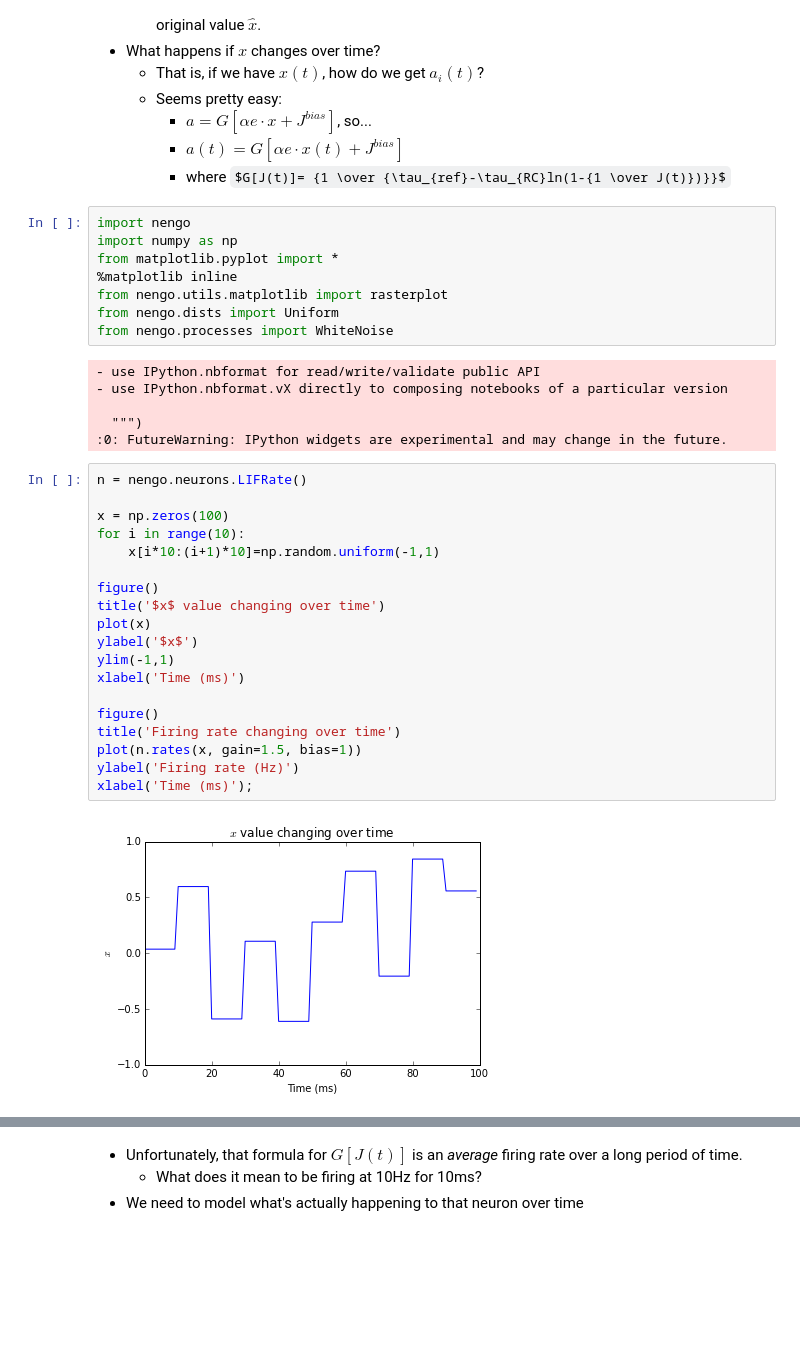
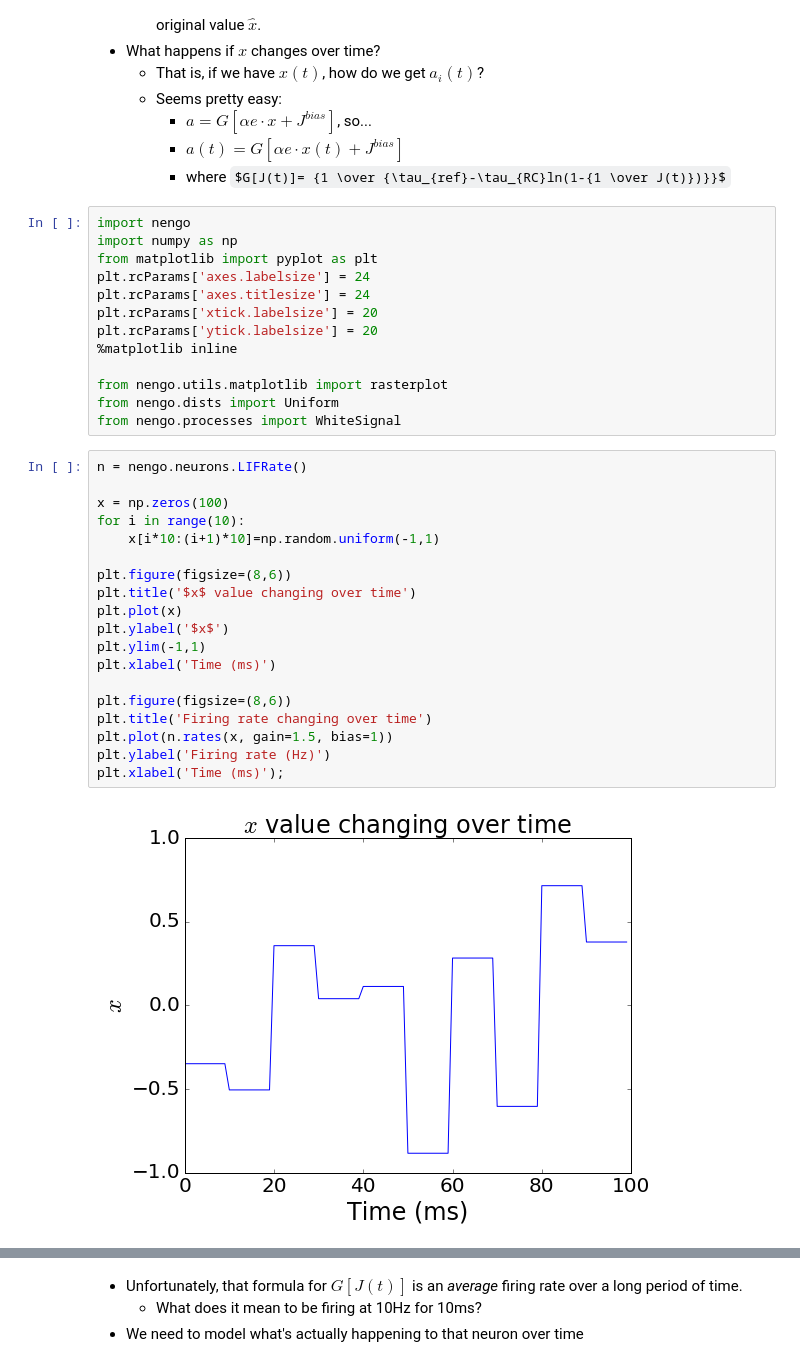
Before and after one commit to Stanford-BIS/syde556, a Jupyter notebook: EE 304 Lecture 3 Temporal Representation.ipynb, the cells around one changed output, grey strips where cells are left out. Drawn from its saved outputs; the diff is of its cells as text; some formulas as TeX source; blank space fills up the shorter version.

Commit message:
bring lecture 3 up to date with nengo

```diff
--- a/EE 304 Lecture 3 Temporal Representation.ipynb
+++ b/EE 304 Lecture 3 Temporal Representation.ipynb
@@ -14,35 +14,34 @@
 # %%
 import nengo
 import numpy as np
-from matplotlib.pyplot import *
+from matplotlib import pyplot as plt
+plt.rcParams['axes.labelsize'] = 24
+plt.rcParams['axes.titlesize'] = 24
+plt.rcParams['xtick.labelsize'] = 20
+plt.rcParams['ytick.labelsize'] = 20
 %matplotlib inline
+
 from nengo.utils.matplotlib import rasterplot
 from nengo.dists import Uniform
-from nengo.processes import WhiteNoise
+from nengo.processes import WhiteSignal
-# %% [output]
-- use IPython.nbformat for read/write/validate public API
-- use IPython.nbformat.vX directly to composing notebooks of a particular version
-
-  """)
-:0: FutureWarning: IPython widgets are experimental and may change in the future.
 # %%
 n = nengo.neurons.LIFRate()
 
 x = np.zeros(100)
 for i in range(10):
     x[i*10:(i+1)*10]=np.random.uniform(-1,1)
 
-figure()
-title('$x$ value changing over time')
-plot(x)
-ylabel('$x$')
-ylim(-1,1)
-xlabel('Time (ms)')
+plt.figure(figsize=(8,6))
+plt.title('$x$ value changing over time')
+plt.plot(x)
+plt.ylabel('$x$')
+plt.ylim(-1,1)
+plt.xlabel('Time (ms)')
 
-figure()
-title('Firing rate changing over time')
-plot(n.rates(x, gain=1.5, bias=1))
-ylabel('Firing rate (Hz)')
-xlabel('Time (ms)');
+plt.figure(figsize=(8,6))
+plt.title('Firing rate changing over time')
+plt.plot(n.rates(x, gain=1.5, bias=1))
+plt.ylabel('Firing rate (Hz)')
+plt.xlabel('Time (ms)');
 # %% [output]
-[figure, old version]
+[figure, new version]
```
Also changed, not shown: parts of 11 cells of this notebook, 1 other file.
